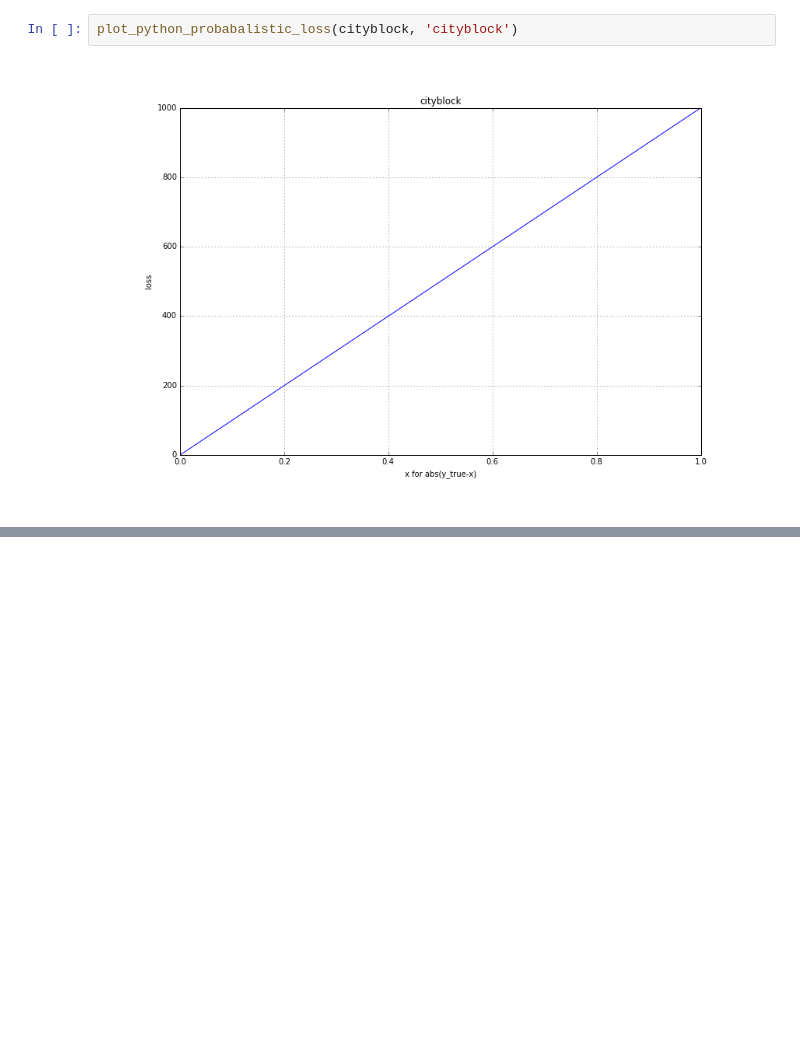
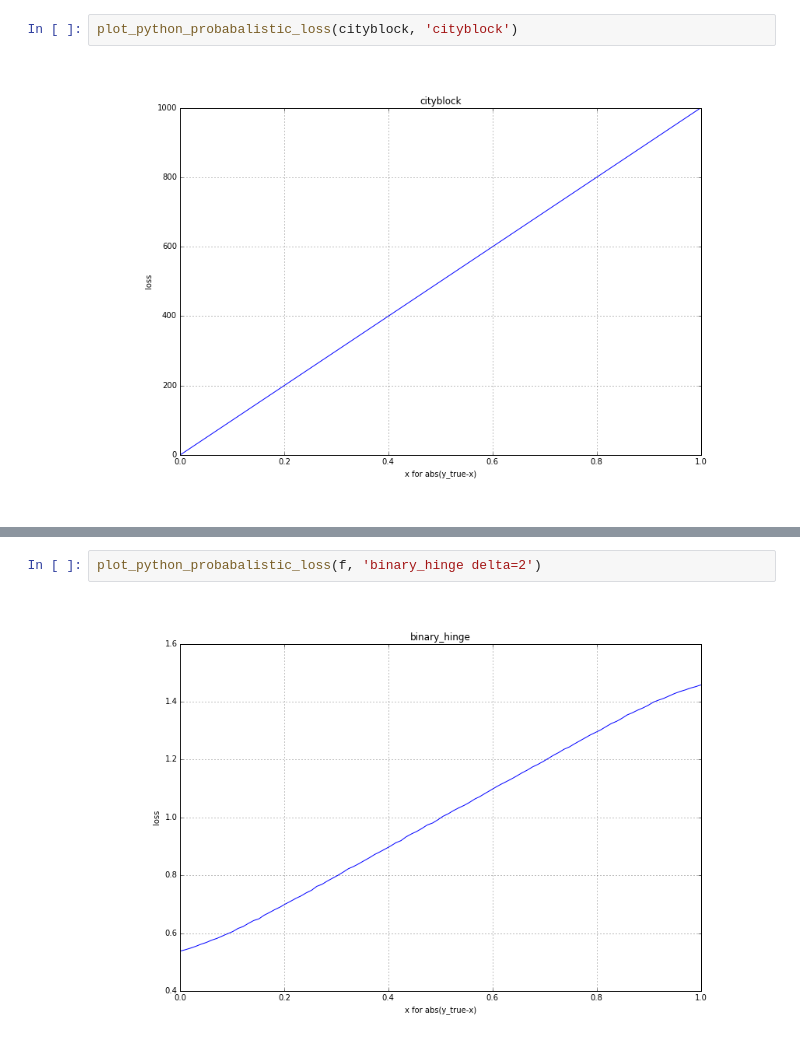
Before and after one commit to jonathanstrong/tmetrics, a Jupyter notebook: visualize.ipynb, the cells around one changed output, grey strips where cells are left out. Drawn from its saved outputs; the diff is of its cells as text; blank space fills up the shorter version.

```diff
--- a/visualize.ipynb
+++ b/visualize.ipynb
@@ -266,0 +292,4 @@ huber
+# %%
+plot_python_probabalistic_loss(f, 'binary_hinge delta=2')
+# %% [output]
+[figure, added]
```
Also changed, not shown: parts of 33 cells of this notebook, 3 other files.
